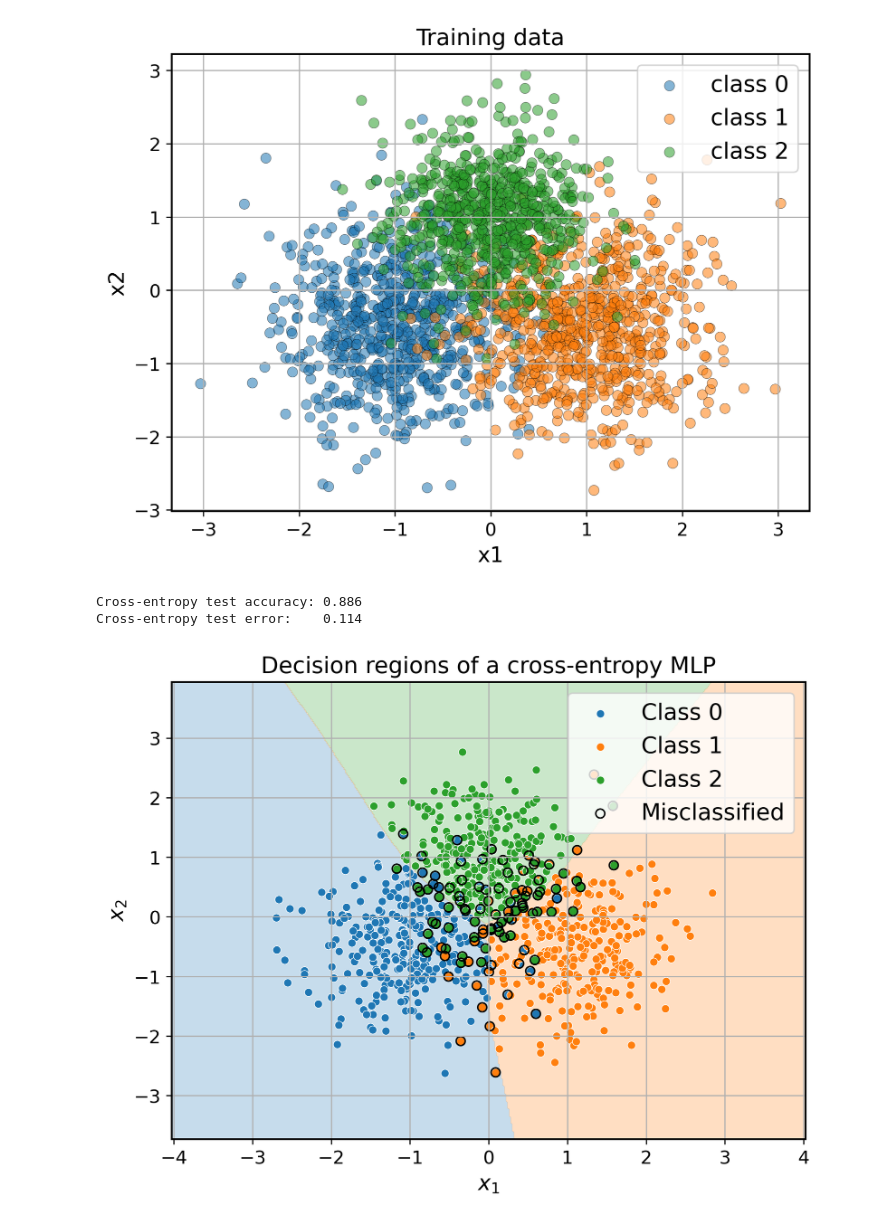
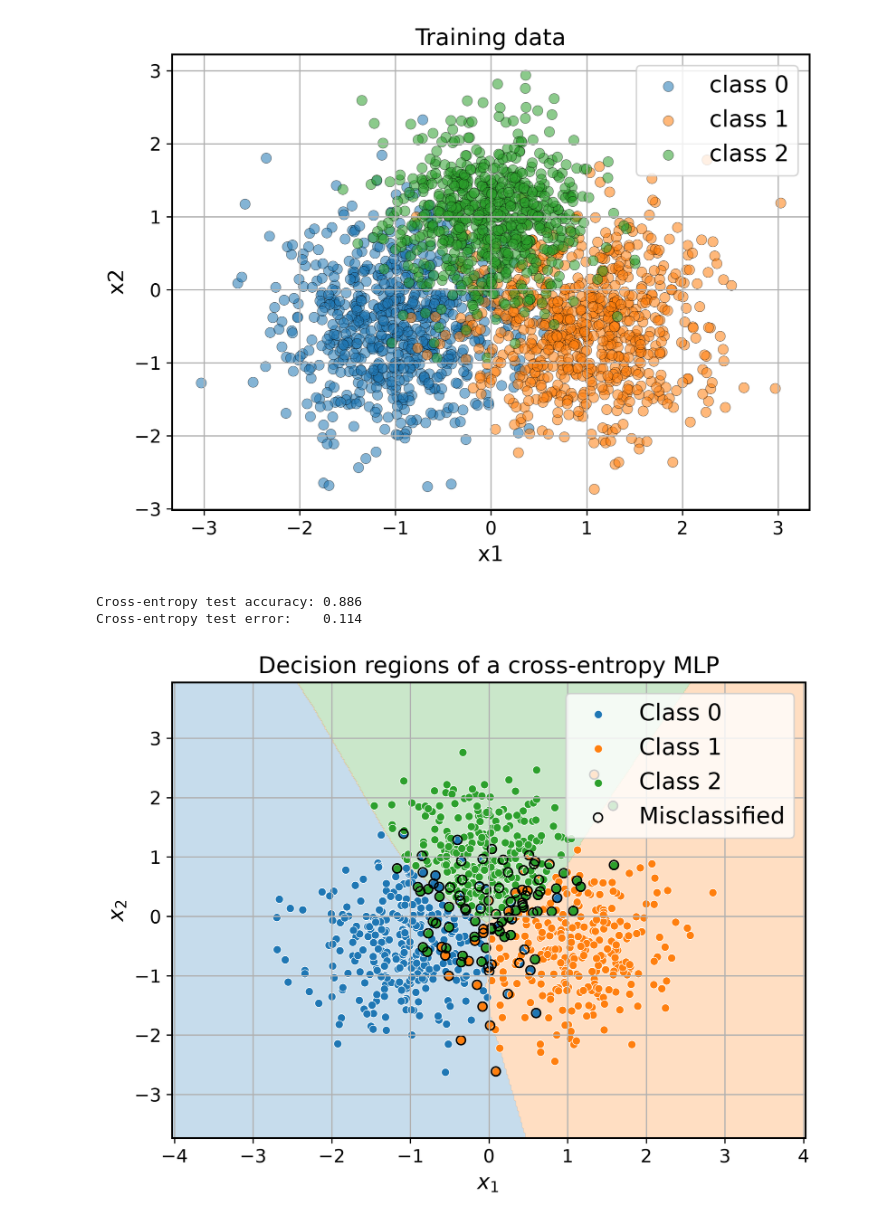
Before and after one commit to raham24/Epistemic-Uncertainty-Aware-Defect-Detection-for-Quality-Control-in-Medical-Device-Manufacturing, a Jupyter notebook: toy_example/toy_example.ipynb, the cells around one changed output. Saved outputs shown, nothing was run; the diff lists cells and outputs as text; code cells hidden in the pictures.

```diff
--- a/toy_example/toy_example.ipynb
+++ b/toy_example/toy_example.ipynb
@@ -204,7 +204,7 @@ ce_model = train_model(
     loss_fn=lambda logits, targets: F.cross_entropy(logits, targets),
     X_train=X_train_t,
     y_train=y_train_t,
-    epochs=120,
+    epochs=150,
     lr=5e-3,
 )
 
@@ -263,34 +263,34 @@ for cls in np.unique(y_test):
         linewidths=0.4,
         label=f"Class {cls}",
     )
 
 # Highlight misclassified samples
 mistakes = ce_metrics["pred"] != y_test
 
 ax.scatter(
     X_test[mistakes, 0],
     X_test[mistakes, 1],
     s=35,
     facecolors="none",
     edgecolors="black",
     linewidths=1.0,
     label="Misclassified",
 )
 
 ax.set_xlim(x_min, x_max)
 ax.set_ylim(y_min, y_max)
 
 ax.set_xlabel("$x_1$")
 ax.set_ylabel("$x_2$")
 ax.set_title("Decision regions of a cross-entropy MLP")
 
 ax.legend(frameon=True, fontsize=15)
 
 plt.show()
 # %% [output]
 Cross-entropy test accuracy: 0.886
 Cross-entropy test error:    0.114
-[figure, old version]
+[figure, new version]
 # %%
 # Train rejection model
 reward = 2.
```
Also changed, not shown: parts of 4 cells of this notebook, 4 other files.
